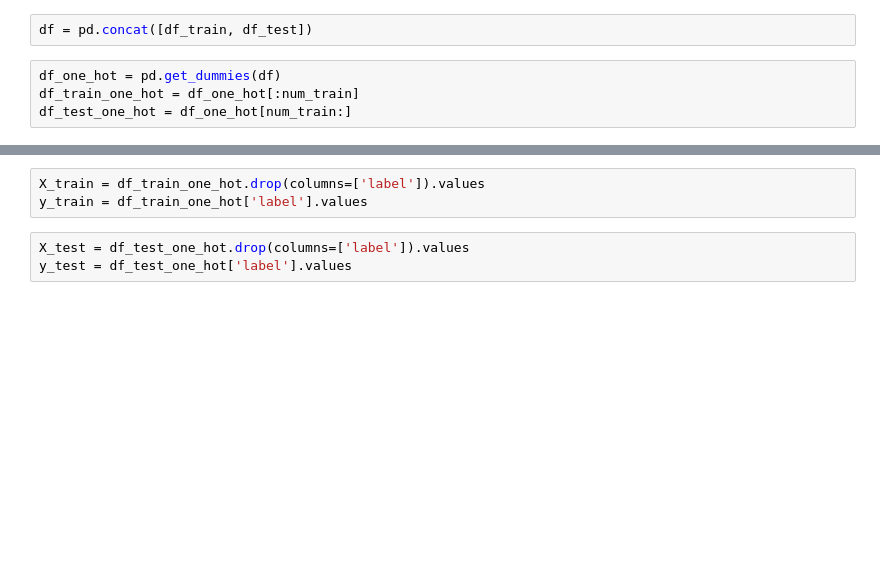
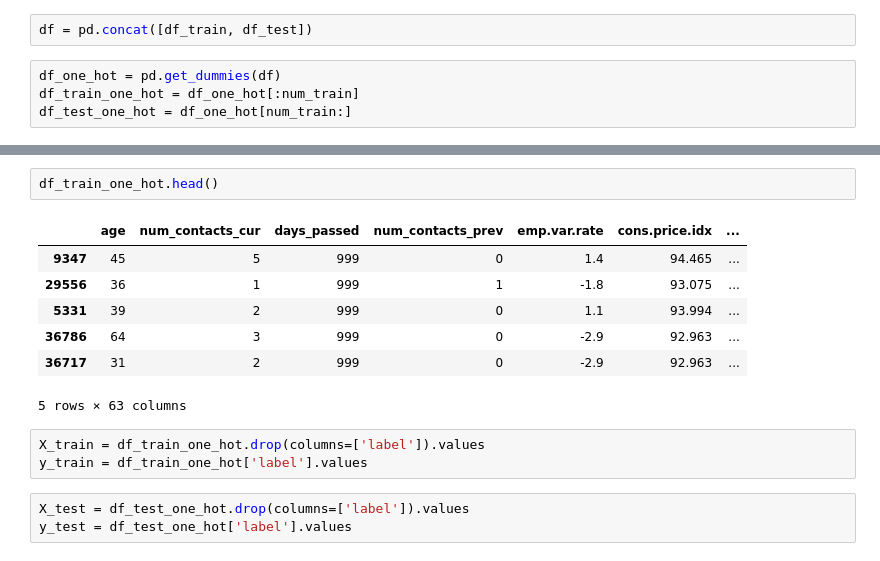
Before and after one commit to nyuvis/SliceLens, a Jupyter notebook: demo_data/bank-marketing.ipynb, the cells around one changed output, grey strips where cells are left out. Drawn from its saved outputs; the diff is of its cells as text; blank space fills up the shorter version.

```diff
--- a/demo_data/bank-marketing.ipynb
+++ b/demo_data/bank-marketing.ipynb
@@ -44,3 +96,13 @@ df_train_one_hot.shape[0] == num_train
+# %%
+df_train_one_hot.head()
+# %% [output]
+|  | age | num_contacts_cur | days_passed | num_contacts_prev | emp.var.rate | cons.price.idx | ... |
+| 9347 | 45 | 5 | 999 | 0 | 1.4 | 94.465 | ... |
+| 29556 | 36 | 1 | 999 | 1 | -1.8 | 93.075 | ... |
+| 5331 | 39 | 2 | 999 | 0 | 1.1 | 93.994 | ... |
+| 36786 | 64 | 3 | 999 | 0 | -2.9 | 92.963 | ... |
+| 36717 | 31 | 2 | 999 | 0 | -2.9 | 92.963 | ... |
+5 rows × 63 columns
 # %%
 X_train = df_train_one_hot.drop(columns=['label']).values
 y_train = df_train_one_hot['label'].values
```
Also changed, not shown: parts of 16 cells of this notebook, 3 other files.
